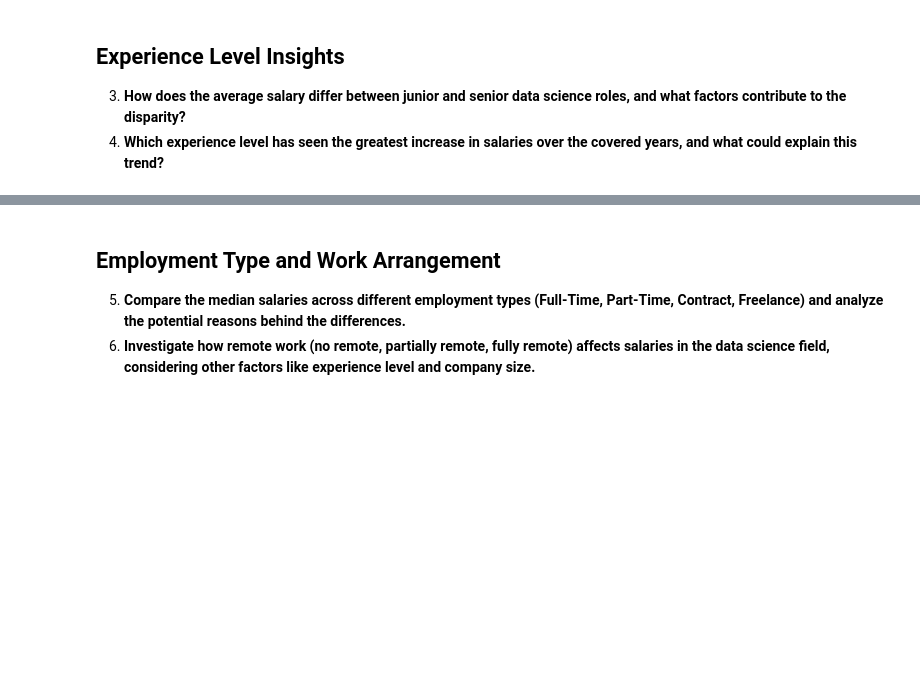
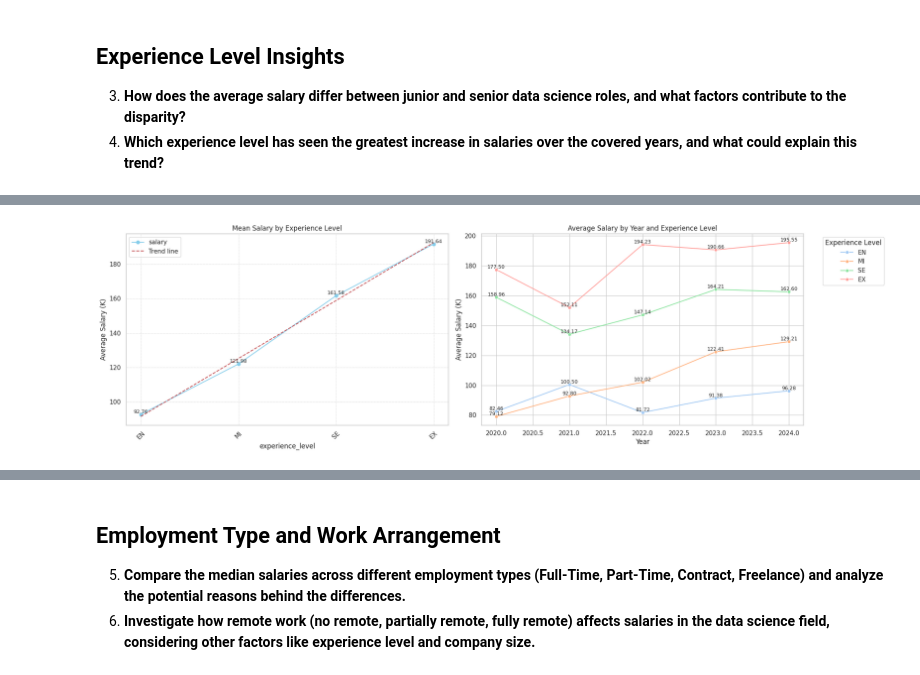
Before and after one commit to camilalobianco/DataScienceSalary, a Jupyter notebook: main.ipynb, the cells around one changed output, grey strips where cells are left out. Drawn from its saved outputs; the diff is of its cells as text; code cells hidden in the pictures; blank space fills up the shorter version.

```diff
--- a/main.ipynb
+++ b/main.ipynb
@@ -211,0 +314,11 @@ plt.show()
+# %%
+fig, axs = plt.subplots(1, 2, figsize=(20, 6))
+plot_positions_with_trend_linear(axs[0], xp_level_x_salary, 'salary', 'Average Salary','Mean Salary by Experience Level', simplify=True)
+
+# Utilizando a função generalizada para o segundo gráfico
+plot_line_with_trend_and_annotations(axs[1], average_salary_by_year_by_xp_level, 'work_year', 'salary', 'experience_level', 'Experience Level', 'Year', 'Average Salary', simplify=True)
+
+plt.tight_layout()
+plt.show()
+# %% [output]
+[figure, added]
```
Also changed, not shown: parts of 8 cells of this notebook, 2 other files.
